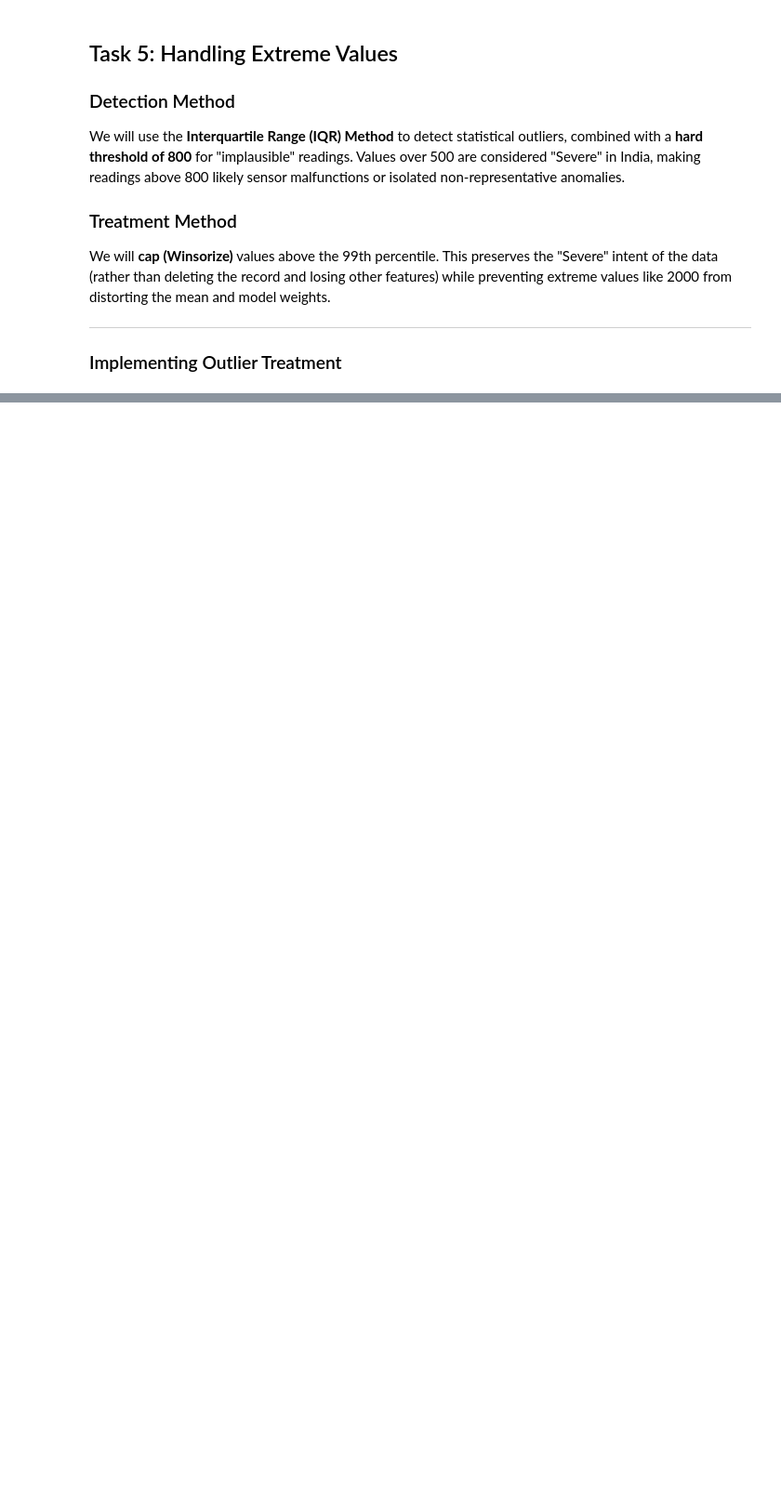
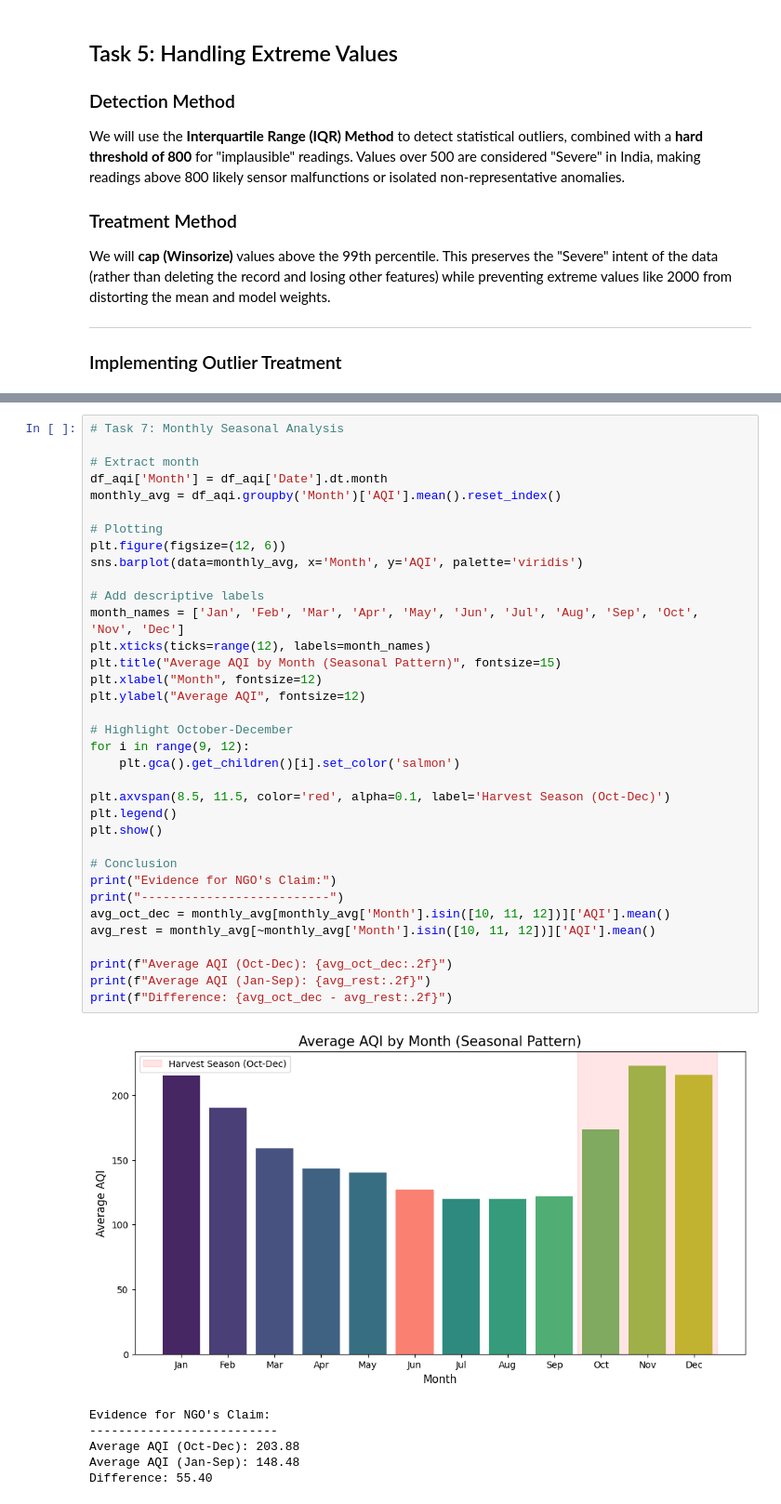
Before and after one commit to snehavvv/ML-lab-2547250, a Jupyter notebook: India_Air_Quality_Crop_Yield_EDA.ipynb, the cells around one changed output, grey strips where cells are left out. Shown at 93% size. Cells and saved outputs as stored; diff of their text form; blank space fills up the shorter version.

```diff
--- a/India_Air_Quality_Crop_Yield_EDA.ipynb
+++ b/India_Air_Quality_Crop_Yield_EDA.ipynb
@@ -438,0 +516,42 @@ print(f"Observation: By capping at {cap_value:.1f}, we have retained the informa
+# %%
+# Task 7: Monthly Seasonal Analysis
+
+# Extract month
+df_aqi['Month'] = df_aqi['Date'].dt.month
+monthly_avg = df_aqi.groupby('Month')['AQI'].mean().reset_index()
+
+# Plotting
+plt.figure(figsize=(12, 6))
+sns.barplot(data=monthly_avg, x='Month', y='AQI', palette='viridis')
+
+# Add descriptive labels
+month_names = ['Jan', 'Feb', 'Mar', 'Apr', 'May', 'Jun', 'Jul', 'Aug', 'Sep', 'Oct', 'Nov', 'Dec']
+plt.xticks(ticks=range(12), labels=month_names)
+plt.title("Average AQI by Month (Seasonal Pattern)", fontsize=15)
+plt.xlabel("Month", fontsize=12)
+plt.ylabel("Average AQI", fontsize=12)
+
+# Highlight October-December
+for i in range(9, 12):
+    plt.gca().get_children()[i].set_color('salmon')
+
+plt.axvspan(8.5, 11.5, color='red', alpha=0.1, label='Harvest Season (Oct-Dec)')
+plt.legend()
+plt.show()
+
+# Conclusion
+print("Evidence for NGO's Claim:")
+print("--------------------------")
+avg_oct_dec = monthly_avg[monthly_avg['Month'].isin([10, 11, 12])]['AQI'].mean()
+avg_rest = monthly_avg[~monthly_avg['Month'].isin([10, 11, 12])]['AQI'].mean()
+
+print(f"Average AQI (Oct-Dec): {avg_oct_dec:.2f}")
+print(f"Average AQI (Jan-Sep): {avg_rest:.2f}")
+print(f"Difference: {avg_oct_dec - avg_rest:.2f}")
+# %% [output]
+[figure, added]
+Evidence for NGO's Claim:
+--------------------------
+Average AQI (Oct-Dec): 203.88
+Average AQI (Jan-Sep): 148.48
+Difference: 55.40
```
Also changed, not shown: parts of 12 cells of this notebook.
